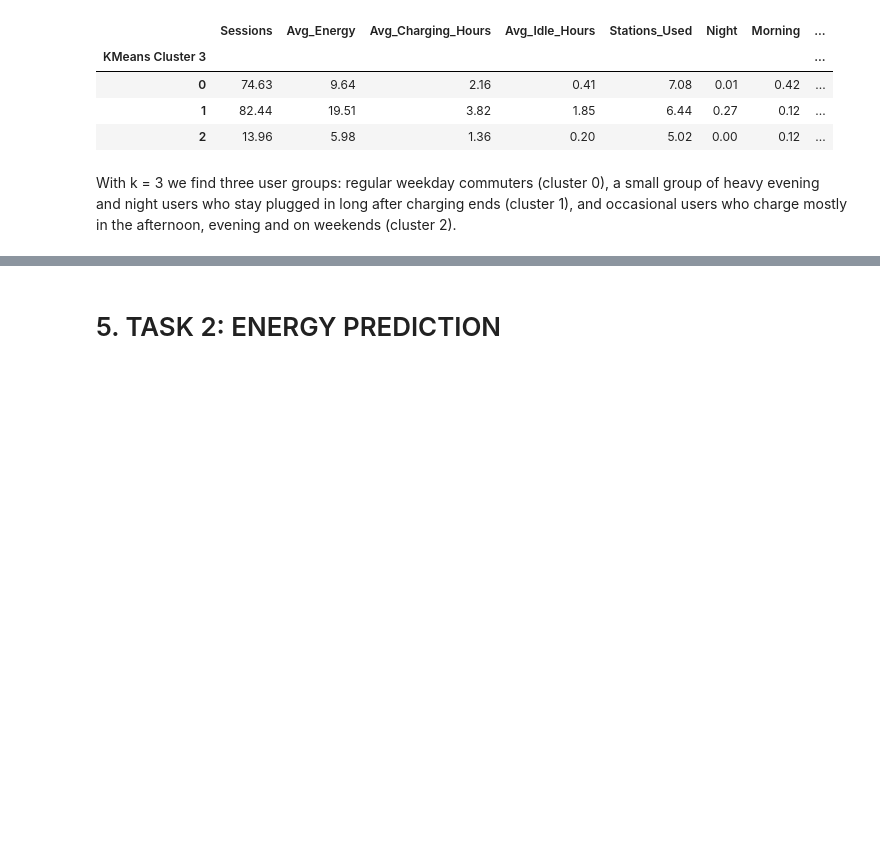
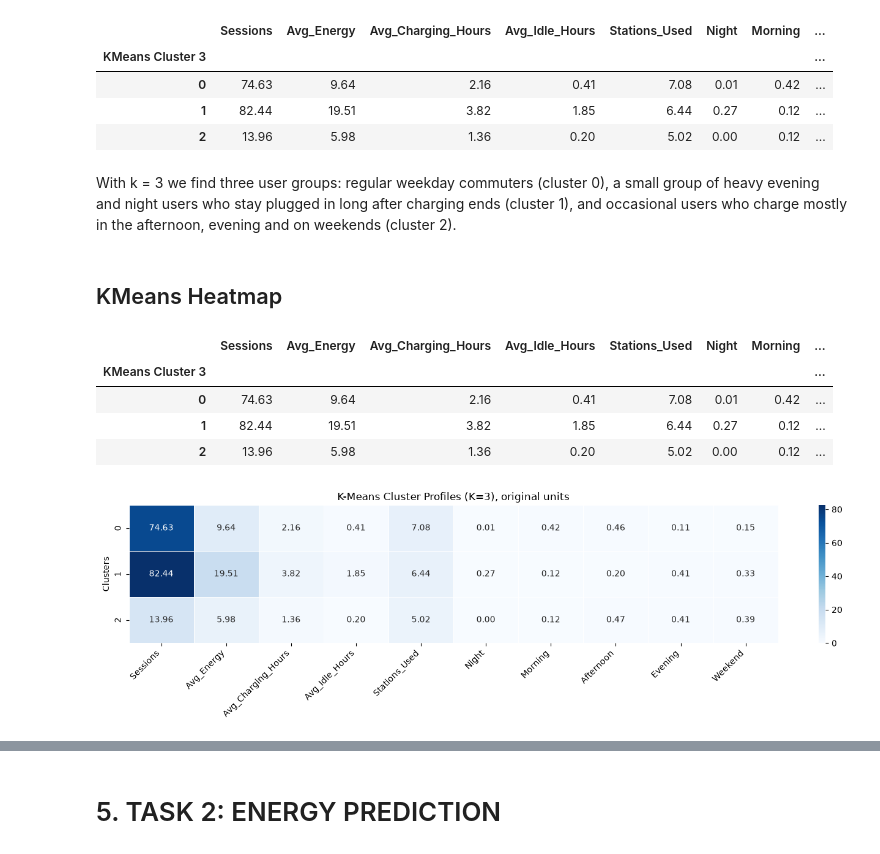
Before and after one commit to FridaGi/ITBA, a Jupyter notebook: ITBA_Project.ipynb, the cells around one changed output, grey strips where cells are left out. Saved outputs shown, nothing was run; the diff lists cells and outputs as text; code cells hidden in the pictures; blank space fills up the shorter version.

```diff
--- a/ITBA_Project.ipynb
+++ b/ITBA_Project.ipynb
@@ -585,7 +678,8 @@ session_stats = df.dropna(subset=["User ID"]).groupby("User ID").agg(
     Avg_Idle_Hours=("Idle Hours", "mean"),
     Stations_Used=("Station Name", "nunique"))
 
-users = session_stats.join(period_share).join(weekend_share)
+users = session_stats.join(period_share)
+users = users.join(weekend_share)
 users.columns = [str(c) for c in users.columns]
 users = users[users["Sessions"] >= 5]
 
@@ -697,3 +794,29 @@ Name: count, dtype: int64
 | 2 | 13.96 | 5.98 | 1.36 | 0.20 | 5.02 | 0.00 | 0.12 | ... |
 # %% [markdown]
 With k = 3 we find three user groups: regular weekday commuters (cluster 0), a small group of heavy evening and night users who stay plugged in long after charging ends (cluster 1), and occasional users who charge mostly in the afternoon, evening and on weekends (cluster 2).
+# %% [markdown]
+## KMeans Heatmap
+# %%
+import seaborn as sns
+
+feature_cols = ["Sessions", "Avg_Energy", "Avg_Charging_Hours", "Avg_Idle_Hours",
+                "Stations_Used", "Night", "Morning", "Afternoon", "Evening", "Weekend"]
+
+
+profile = (users.loc[features.index, feature_cols]
+           .groupby(features["KMeans Cluster 3"]).mean().round(2))
+profile["Users"] = features["KMeans Cluster 3"].value_counts().sort_index()
+display(profile)
+
+plt.figure(figsize=(14, 4))
+sns.heatmap(profile.drop(columns="Users"), annot=True, cmap="Blues", fmt=".2f", linewidths=0.5)
+plt.title("K-Means Cluster Profiles (K=3), original units")
+plt.ylabel("Clusters")
+plt.xticks(rotation=45, ha="right"); plt.tight_layout(); plt.show()
+# %% [output]
+|  | Sessions | Avg_Energy | Avg_Charging_Hours | Avg_Idle_Hours | Stations_Used | Night | Morning | ... |
+| KMeans Cluster 3 |  |  |  |  |  |  |  | ... |
+| 0 | 74.63 | 9.64 | 2.16 | 0.41 | 7.08 | 0.01 | 0.42 | ... |
+| 1 | 82.44 | 19.51 | 3.82 | 1.85 | 6.44 | 0.27 | 0.12 | ... |
+| 2 | 13.96 | 5.98 | 1.36 | 0.20 | 5.02 | 0.00 | 0.12 | ... |
+[figure, added]
```
Also changed, not shown: parts of 9 cells of this notebook.
